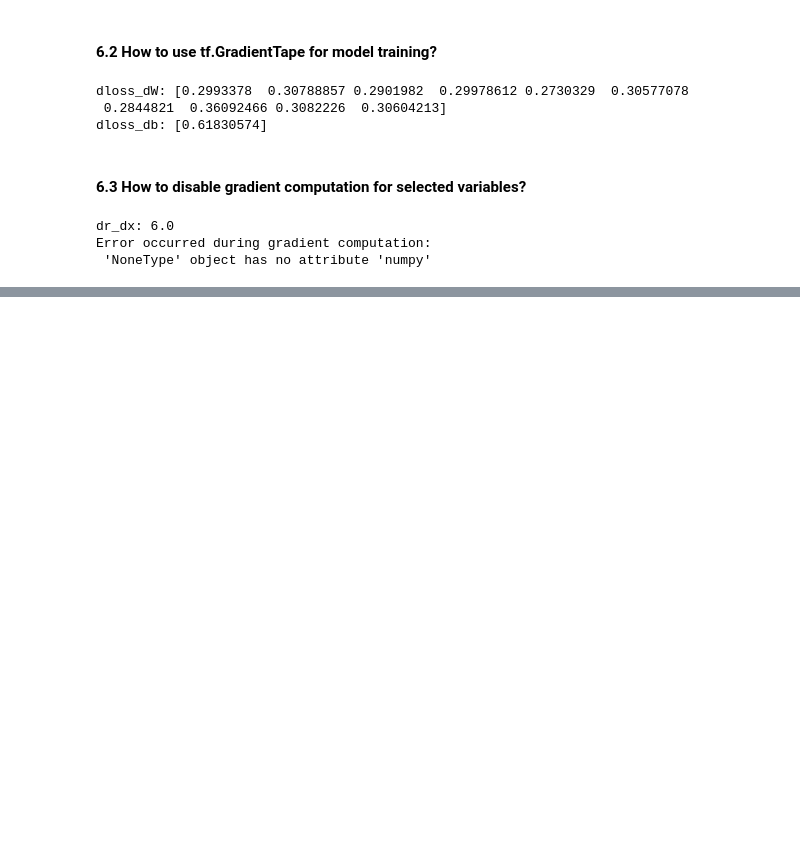
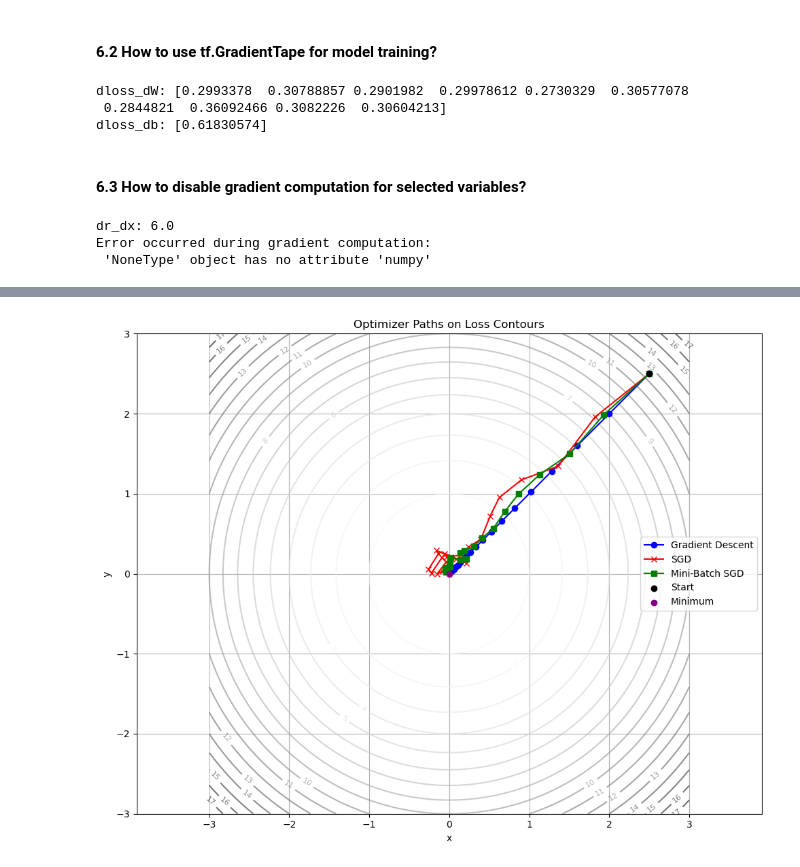
Before and after one commit to kirthikakylas19/Tensor-flow, a Jupyter notebook: TensorFlow_Fundamentals.ipynb, the cells around one changed output, grey strips where cells are left out. Drawn from its saved outputs; the diff is of its cells as text; code cells hidden in the pictures; blank space fills up the shorter version.

```diff
--- a/TensorFlow_Fundamentals.ipynb
+++ b/TensorFlow_Fundamentals.ipynb
@@ -631,0 +667,15 @@ Error occurred during gradient computation:
+# %%
+import tensorflow as tf
+
+# Choose a point where x > 0 (to avoid log domain errors)
+x = tf.Variable(10.0)
+
+with tf.GradientTape() as tape:
+    # Define the function
+    y = tf.pow(3.0, 0.2 * x) + 5 * tf.pow(x, 2) - tf.math.log(x) + tf.math.tanh(x)
+
+# Compute gradient dy/dx
+dy_dx = tape.gradient(y, x)
+
+# Print the gradient value
+print("Gradient at x =", x.numpy(), "is", dy_dx.numpy())
@@ -631,0 +801,60 @@ Error occurred during gradient computation:
+# %%
+import matplotlib.pyplot as plt
+import numpy as np
+
+# Define the loss function and its gradient
+def loss(x, y):
+    return x**2 + y**2
+
+def grad(x, y):
+    return np.array([2*x, 2*y])
+
+# Simulate optimizer paths
+def simulate_optimizer(name, initial_pos, steps=20, lr=0.1, batch_noise=0.0, seed=0):
+    np.random.seed(seed)
+    pos = np.array(initial_pos, dtype=np.float32)
+    path = [pos.copy()]
+
+    for _ in range(steps):
+        gradient = grad(*pos)
+        if name in ['sgd', 'mini-batch']:
+            noise = np.random.normal(0, batch_noise, size=2)
+            gradient += noise
+        pos = pos - lr * gradient
+        path.append(pos.copy())
+
+    return np.array(path)
+
+# Simulate all three optimizers
+gd_path = simulate_optimizer('gd', initial_pos=[2.5, 2.5], batch_noise=0.0)
+sgd_path = simulate_optimizer('sgd', initial_pos=[2.5, 2.5], batch_noise=1.0)
+mb_path  = simulate_optimizer('mini-batch', initial_pos=[2.5, 2.5], batch_noise=0.4)
+
+# Plot contours and paths
+x_vals = np.linspace(-3, 3, 400)
+y_vals = np.linspace(-3, 3, 400)
+X, Y = np.meshgrid(x_vals, y_vals)
+Z = loss(X, Y)
+
+plt.figure(figsize=(10, 8))
+cp = plt.contour(X, Y, Z, levels=20, cmap='Greys', alpha=0.6)
+plt.clabel(cp, inline=True, fontsize=8)
+
+plt.plot(gd_path[:,0], gd_path[:,1], marker='o', label="Gradient Descent", color='blue')
+plt.plot(sgd_path[:,0], sgd_path[:,1], marker='x', label="SGD", color='red')
+plt.plot(mb_path[:,0], mb_path[:,1], marker='s', label="Mini-Batch SGD", color='green')
+
+# Start and end points
+plt.scatter([2.5], [2.5], color='black', label='Start', zorder=5)
+plt.scatter([0], [0], color='purple', label='Minimum', zorder=5)
+
+plt.title("Optimizer Paths on Loss Contours")
+plt.xlabel("x")
+plt.ylabel("y")
+plt.grid(True)
+plt.legend()
+plt.axis('equal')
+plt.tight_layout()
+plt.show()
+# %% [output]
+[figure, added]
```
Also changed, not shown: parts of 9 cells of this notebook.
